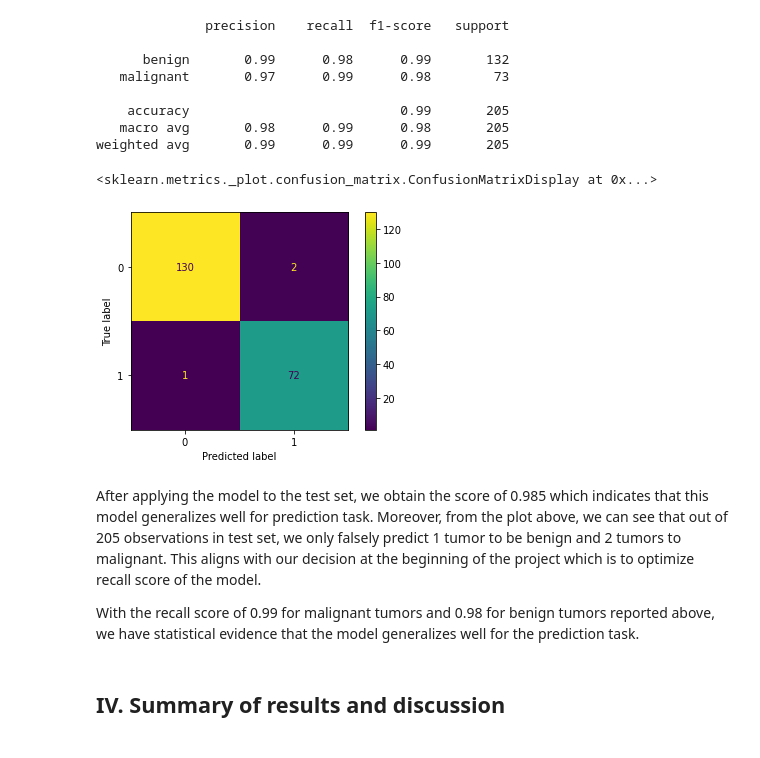
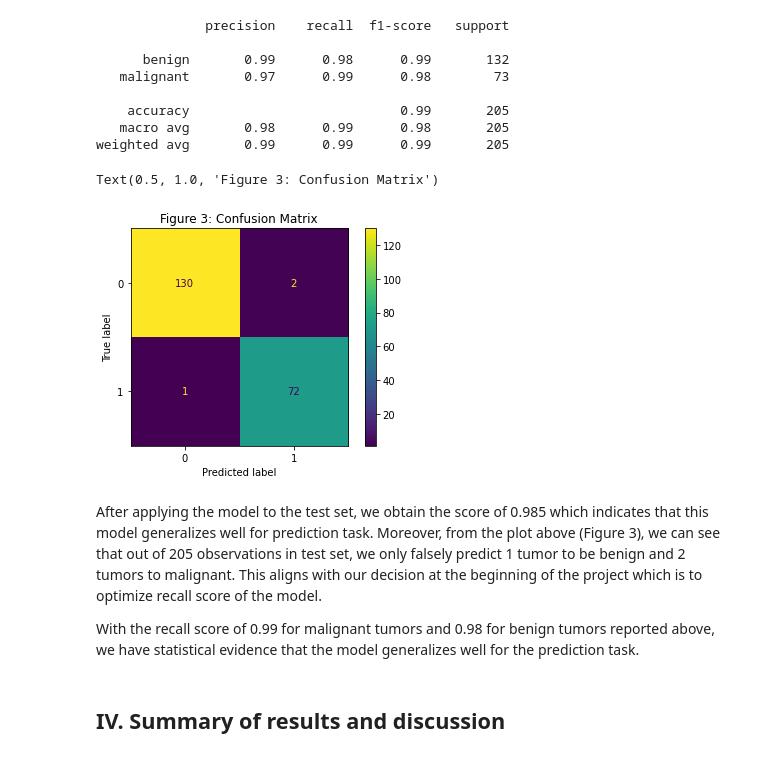
Before and after one commit to DSCI-310/DSCI-310-Group-5, a Jupyter notebook: analysis.ipynb, the cells around one changed output. Saved outputs shown, nothing was run; the diff lists cells and outputs as text; code cells hidden in the pictures.

```diff
--- a/analysis.ipynb
+++ b/analysis.ipynb
@@ -300,14 +300,15 @@ weighted avg       0.99      0.99      0.99       205
 # %%
 predictions = pipe_knn_tuned.predict(X_test)
 cm = confusion_matrix(y_test, predictions, labels=pipe_knn_tuned.classes_)
 disp = ConfusionMatrixDisplay(confusion_matrix=cm,
                               display_labels=pipe_knn_tuned.classes_)
 disp.plot()
+plt.title("Figure 3: Confusion Matrix")
 # %% [output]
-<sklearn.metrics._plot.confusion_matrix.ConfusionMatrixDisplay at 0x...>
+Text(0.5, 1.0, 'Figure 3: Confusion Matrix')
-[figure, old version]
+[figure, new version]
 # %% [markdown]
-After applying the model to the test set, we obtain the score of 0.985 which indicates that this model generalizes well for prediction task. Moreover, from the plot above, we can see that out of 205 observations in test set, we only falsely predict 1 tumor to be benign and 2 tumors to malignant. This aligns with our decision at the beginning of the project which is to optimize recall score of the model.
+After applying the model to the test set, we obtain the score of 0.985 which indicates that this model generalizes well for prediction task. Moreover, from the plot above (Figure 3), we can see that out of 205 observations in test set, we only falsely predict 1 tumor to be benign and 2 tumors to malignant. This aligns with our decision at the beginning of the project which is to optimize recall score of the model.
 
 With the recall score of 0.99 for malignant tumors and 0.98 for benign tumors reported above, we have statistical evidence that the model generalizes well for the prediction task.
 # %% [markdown]
```
Also changed, not shown: parts of 6 cells of this notebook.
